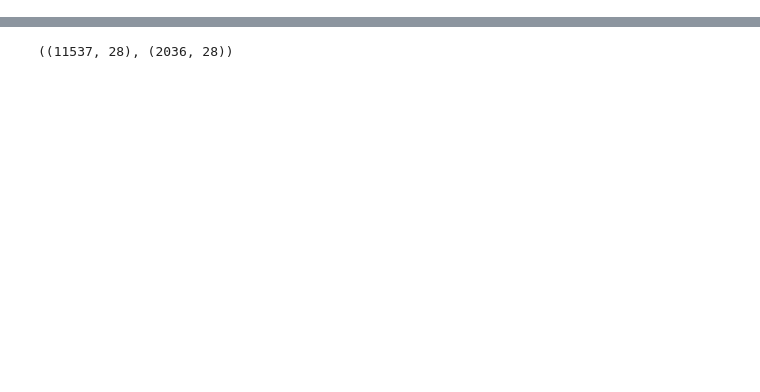
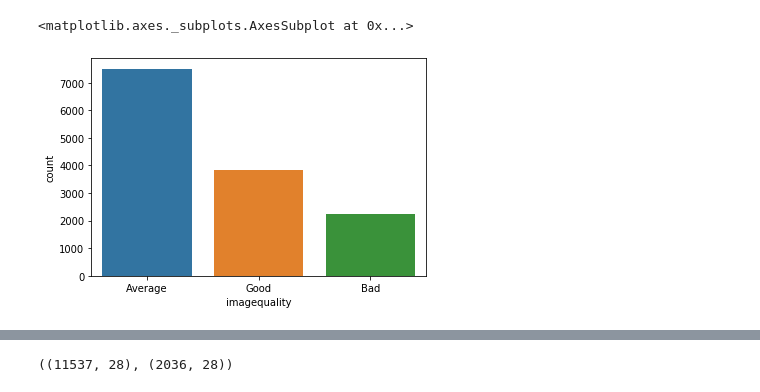
Before and after one commit to rockowtham/eip_class, a Jupyter notebook: Assignment5.ipynb, the cells around one changed output, grey strips where cells are left out. Saved outputs shown, nothing was run; the diff lists cells and outputs as text; code cells hidden in the pictures; blank space fills up the shorter version.

```diff
--- a/Assignment5.ipynb
+++ b/Assignment5.ipynb
@@ -57,0 +67,6 @@ df.head()
+# %%
+
+sns.countplot(x='imagequality',data=df)
+# %% [output]
+<matplotlib.axes._subplots.AxesSubplot at 0x...>
+[figure, added]
```
Also changed, not shown: parts of 17 cells of this notebook.
